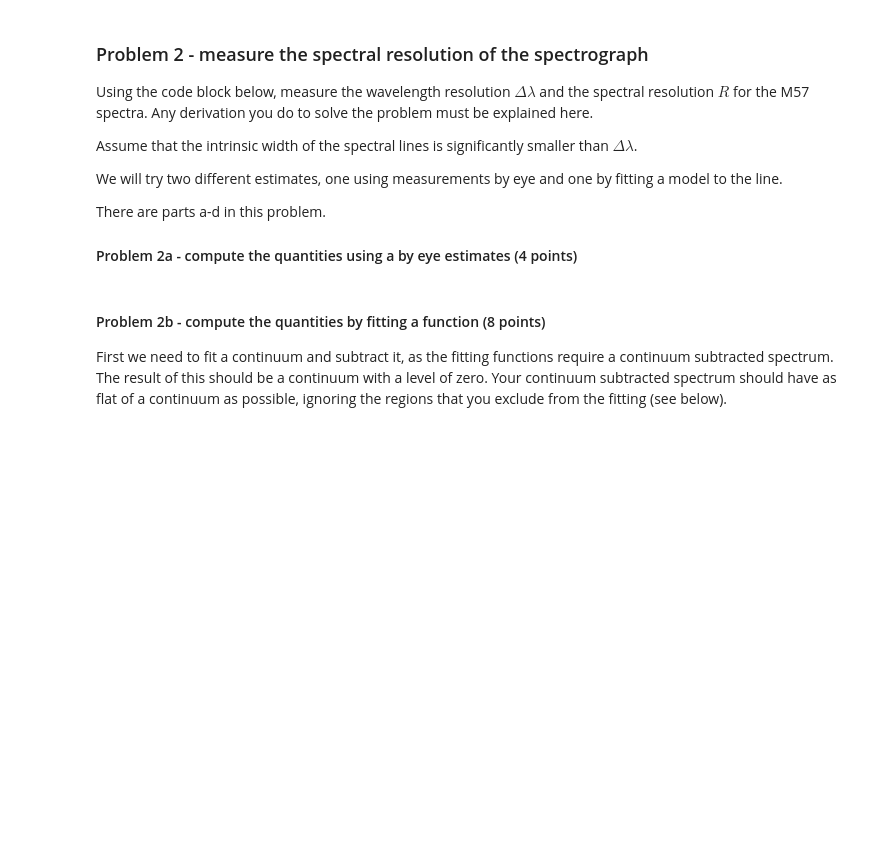
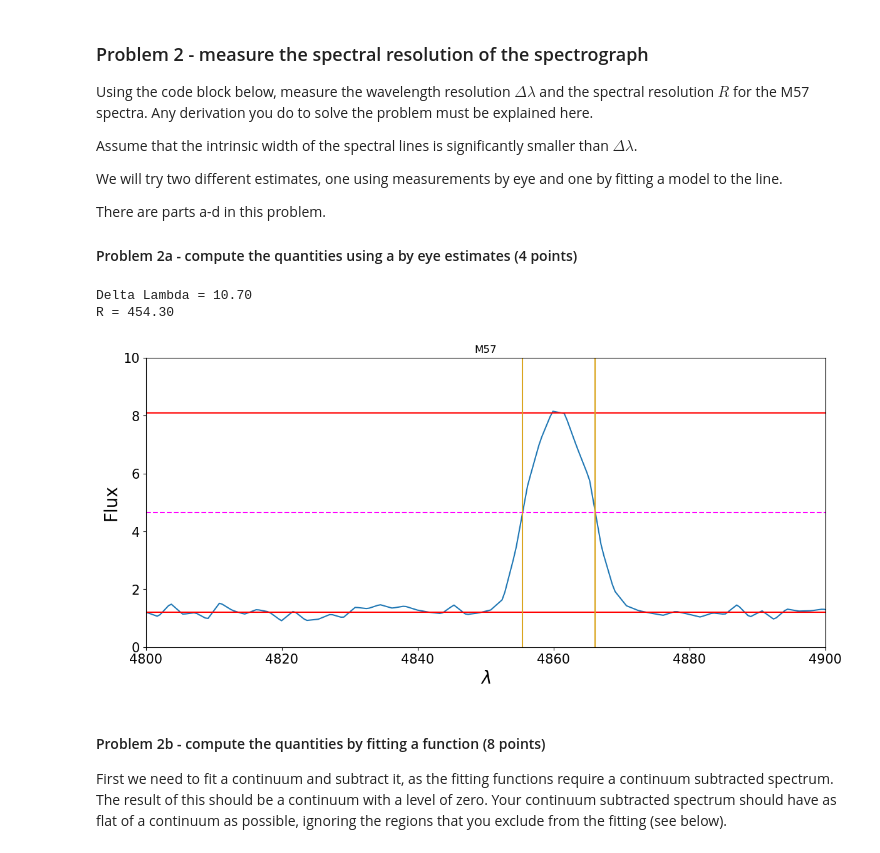
Before and after one commit to mikeweebs/Analysis_real_spectra_student, a Jupyter notebook: analysis_real_spectra.student.ipynb, the cells around one changed output. Drawn from its saved outputs; the diff is of its cells as text; code cells hidden in the pictures; blank space fills up the shorter version.

```diff
--- a/analysis_real_spectra.student.ipynb
+++ b/analysis_real_spectra.student.ipynb
@@ -159,41 +159,52 @@ plt.title('M57')
 #original values were
 #**************
 #Your code here.
 fluxmin = 0
 fluxmax = 30
 lammin = 3600
 lammax = 7400
 ax.set_ylim([fluxmin,fluxmax])
 ax.set_xlim([lammin,lammax])
 
+fluxmin = 0
+fluxmax = 10
+lammin = 4800
+lammax = 4900
+ax.set_ylim([fluxmin,fluxmax])
+ax.set_xlim([lammin,lammax])
+
 #In the following section of code you will need to estimate the continuum and the peak of the line as horizontal lines.
 #The continuum level
-contlevel =
+contlevel = 1.2
 plt.axhline(contlevel, color='red')
 
 #line peak
-linepeak =
+linepeak = 8.1
 plt.axhline(linepeak, color='red')
 
 #Provide a calculation to determine the half maximum
-halfmax =
+halfmax = (linepeak+contlevel)/2
 plt.axhline(halfmax,color='magenta',linestyle='--')
 
 #Now find wavelengths corresponding to short and long wavelength sides of FWHM by using the vertical
 #lines that will be drawn on the graph
-lowlam =
-highlam =
+lowlam = 4855.4
+highlam = 4866.1
 plt.axvline(lowlam,color='goldenrod')
 plt.axvline(highlam,color='goldenrod')
 
 #calculate the FWHM
-deltalam =
+deltalam = highlam-lowlam
 print('Delta Lambda = %5.2f' % deltalam)
 
 #calculate the spectral resolution
-lamcent =
-specres =
+lamcent = 4861
+specres = lamcent/deltalam
 print('R = %6.2f' % specres)
+# %% [output]
+Delta Lambda = 10.70
+R = 454.30
+[figure, added]
 # %% [markdown]
 #### Problem 2b - compute the quantities by fitting a function (8 points)
 
```
Also changed, not shown: parts of 6 cells of this notebook.
